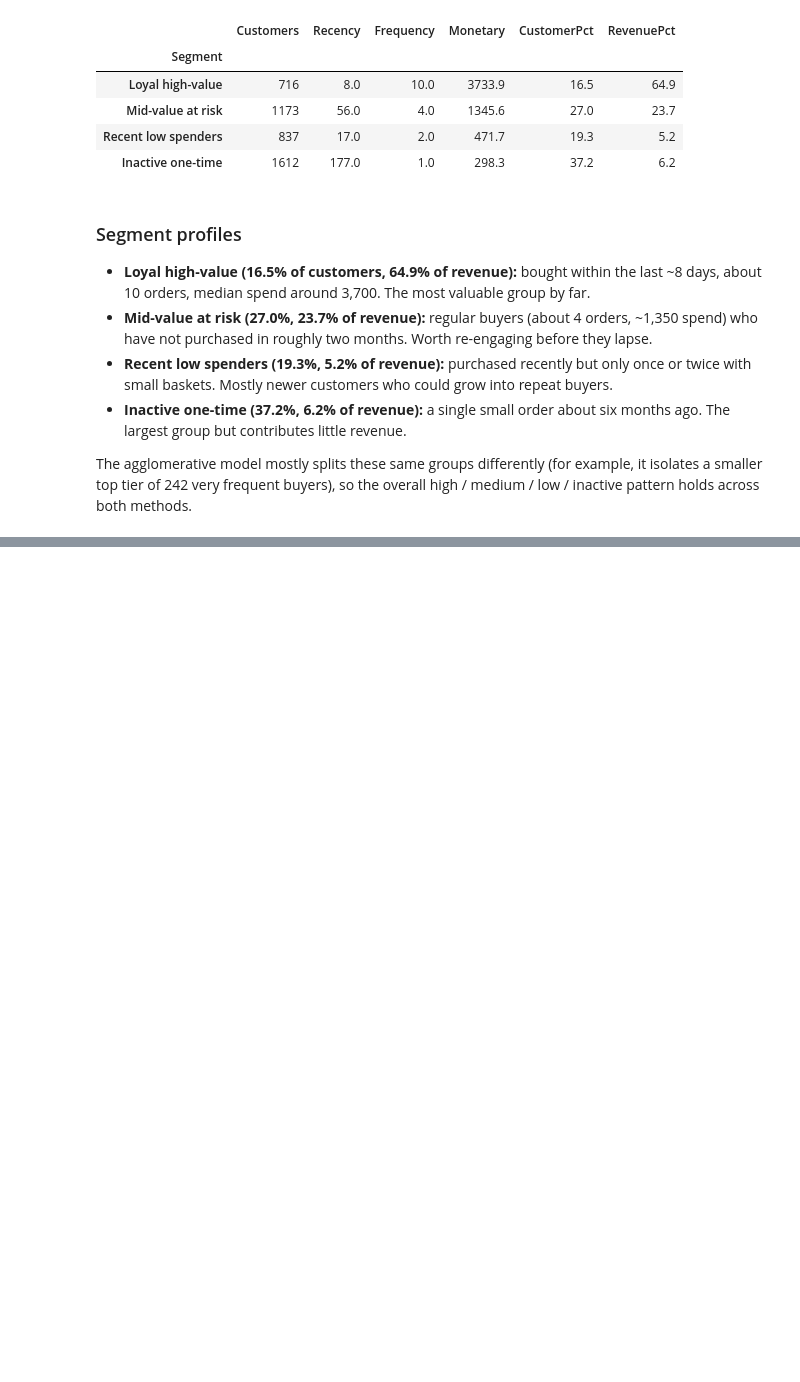
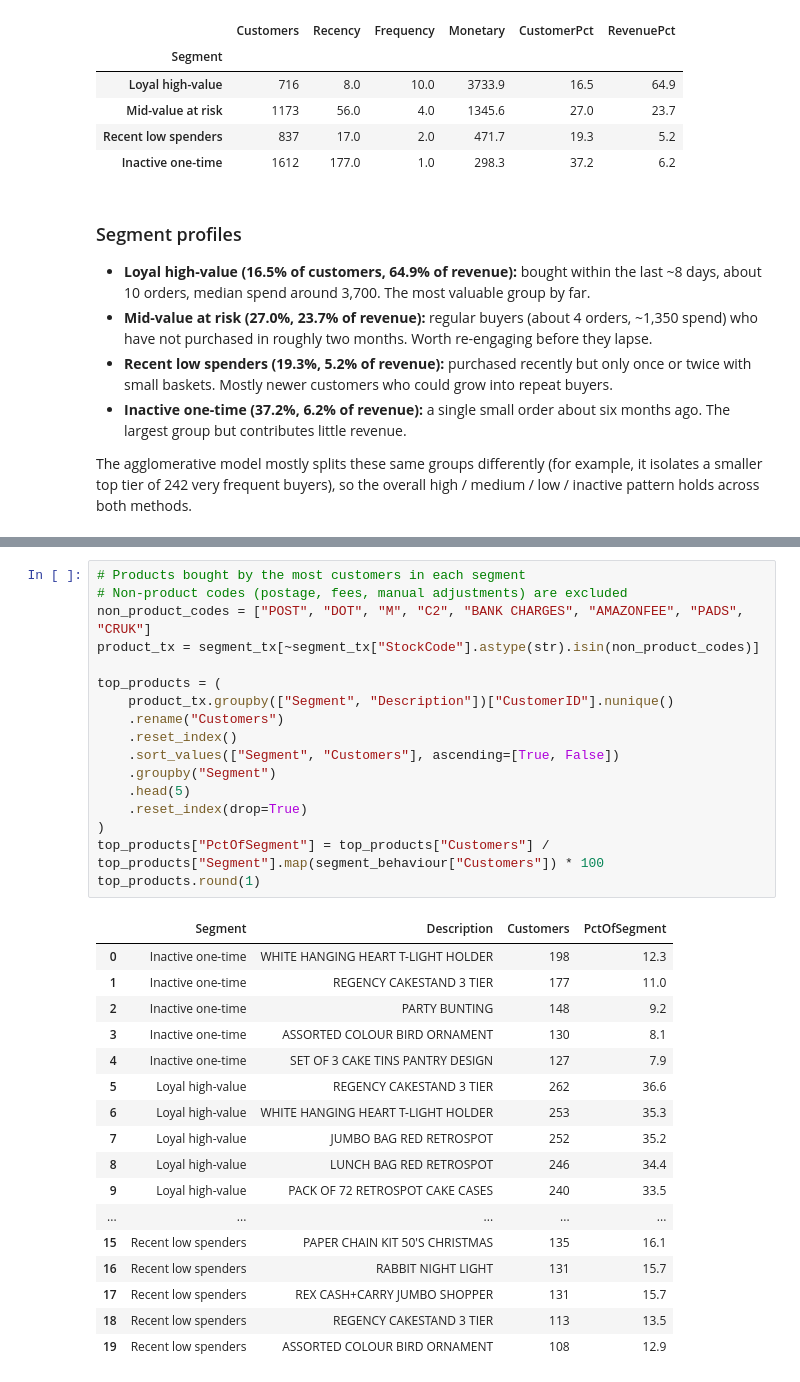
Before and after one commit to HammaadAlam/3730-Customer-Segmentation, a Jupyter notebook: preprocessing.ipynb, the cells around one changed output, grey strips where cells are left out. Saved outputs shown, nothing was run; the diff lists cells and outputs as text; blank space fills up the shorter version.

```diff
--- a/preprocessing.ipynb
+++ b/preprocessing.ipynb
@@ -655,0 +738,35 @@ The agglomerative model mostly splits these same groups differently (for example
+# %%
+# Products bought by the most customers in each segment
+# Non-product codes (postage, fees, manual adjustments) are excluded
+non_product_codes = ["POST", "DOT", "M", "C2", "BANK CHARGES", "AMAZONFEE", "PADS", "CRUK"]
+product_tx = segment_tx[~segment_tx["StockCode"].astype(str).isin(non_product_codes)]
+
+top_products = (
+    product_tx.groupby(["Segment", "Description"])["CustomerID"].nunique()
+    .rename("Customers")
+    .reset_index()
+    .sort_values(["Segment", "Customers"], ascending=[True, False])
+    .groupby("Segment")
+    .head(5)
+    .reset_index(drop=True)
+)
+top_products["PctOfSegment"] = top_products["Customers"] / top_products["Segment"].map(segment_behaviour["Customers"]) * 100
+top_products.round(1)
+# %% [output]
+|  | Segment | Description | Customers | PctOfSegment |
+| 0 | Inactive one-time | WHITE HANGING HEART T-LIGHT HOLDER | 198 | 12.3 |
+| 1 | Inactive one-time | REGENCY CAKESTAND 3 TIER | 177 | 11.0 |
+| 2 | Inactive one-time | PARTY BUNTING | 148 | 9.2 |
+| 3 | Inactive one-time | ASSORTED COLOUR BIRD ORNAMENT | 130 | 8.1 |
+| 4 | Inactive one-time | SET OF 3 CAKE TINS PANTRY DESIGN | 127 | 7.9 |
+| 5 | Loyal high-value | REGENCY CAKESTAND 3 TIER | 262 | 36.6 |
+| 6 | Loyal high-value | WHITE HANGING HEART T-LIGHT HOLDER | 253 | 35.3 |
+| 7 | Loyal high-value | JUMBO BAG RED RETROSPOT | 252 | 35.2 |
+| 8 | Loyal high-value | LUNCH BAG RED RETROSPOT | 246 | 34.4 |
+| 9 | Loyal high-value | PACK OF 72 RETROSPOT CAKE CASES | 240 | 33.5 |
+| ... | ... | ... | ... | ... |
+| 15 | Recent low spenders | PAPER CHAIN KIT 50'S CHRISTMAS | 135 | 16.1 |
+| 16 | Recent low spenders | RABBIT NIGHT LIGHT | 131 | 15.7 |
+| 17 | Recent low spenders | REX CASH+CARRY JUMBO SHOPPER | 131 | 15.7 |
+| 18 | Recent low spenders | REGENCY CAKESTAND 3 TIER | 113 | 13.5 |
+| 19 | Recent low spenders | ASSORTED COLOUR BIRD ORNAMENT | 108 | 12.9 |
```
Also changed, not shown: parts of 5 cells of this notebook.
